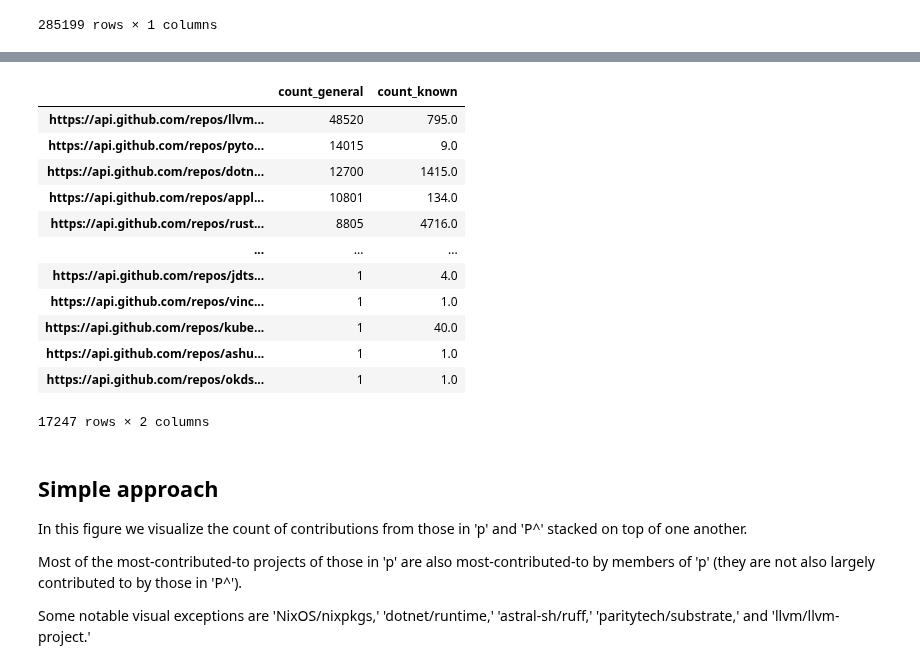
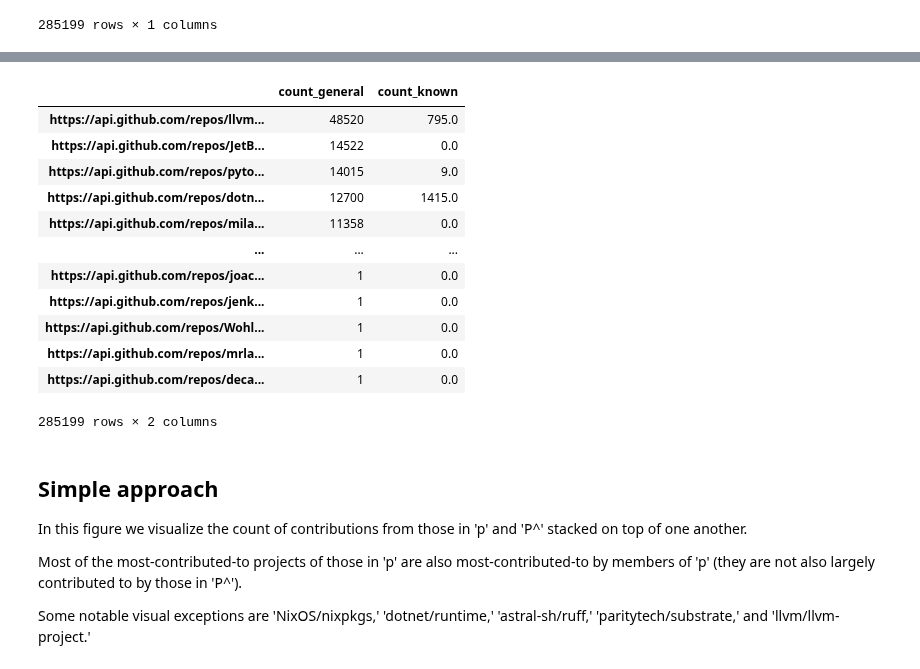
Before and after one commit to oss-aspen/Rappel, a Jupyter notebook: notebooks/project_discovery/repo_discovery.ipynb, the cells around one changed output, grey strips where cells are left out. Cells and saved outputs as stored; diff of their text form; code cells hidden in the pictures.

```diff
--- a/notebooks/project_discovery/repo_discovery.ipynb
+++ b/notebooks/project_discovery/repo_discovery.ipynb
@@ -46,7 +45,7 @@ engine = salc.create_engine(
 # %%
 # SWITCHES
 
-LOCAL_DATA = False
+LOCAL_DATA = True
 # %% [markdown]
 # Known contributors
 
@@ -355,31 +339,31 @@ g_repo_event_counts
 # %%
 # Join the counts of P^ with those of p
 
 joined_counts = g_repo_event_counts.join(
     other=kc_repo_event_counts.to_frame(),
     how="left",
     lsuffix="_general",
     rsuffix="_known",
 )
 
 joined_counts = joined_counts.rename(columns={"repo_git_general": "count_general", "repo_git_known": "count_known"})
 
-joined_counts = joined_counts.dropna()
+joined_counts = joined_counts.fillna(0)
 joined_counts
 # %% [output]
 |  | count_general | count_known |
 | https://api.github.com/repos/llvm... | 48520 | 795.0 |
+| https://api.github.com/repos/JetB... | 14522 | 0.0 |
 | https://api.github.com/repos/pyto... | 14015 | 9.0 |
 | https://api.github.com/repos/dotn... | 12700 | 1415.0 |
-| https://api.github.com/repos/appl... | 10801 | 134.0 |
-| https://api.github.com/repos/rust... | 8805 | 4716.0 |
+| https://api.github.com/repos/mila... | 11358 | 0.0 |
 | ... | ... | ... |
-| https://api.github.com/repos/jdts... | 1 | 4.0 |
-| https://api.github.com/repos/vinc... | 1 | 1.0 |
-| https://api.github.com/repos/kube... | 1 | 40.0 |
-| https://api.github.com/repos/ashu... | 1 | 1.0 |
-| https://api.github.com/repos/okds... | 1 | 1.0 |
+| https://api.github.com/repos/joac... | 1 | 0.0 |
+| https://api.github.com/repos/jenk... | 1 | 0.0 |
+| https://api.github.com/repos/Wohl... | 1 | 0.0 |
+| https://api.github.com/repos/mrla... | 1 | 0.0 |
+| https://api.github.com/repos/deca... | 1 | 0.0 |
-17247 rows × 2 columns
+285199 rows × 2 columns
 # %% [markdown]
 ## Simple approach
 
```
Also changed, not shown: parts of 15 cells of this notebook.
